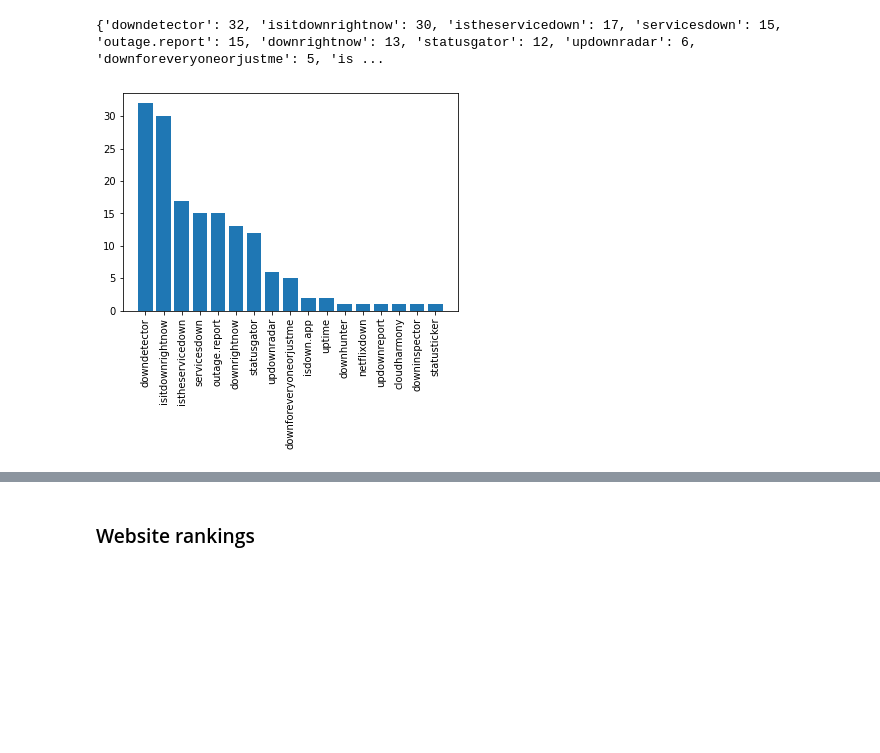
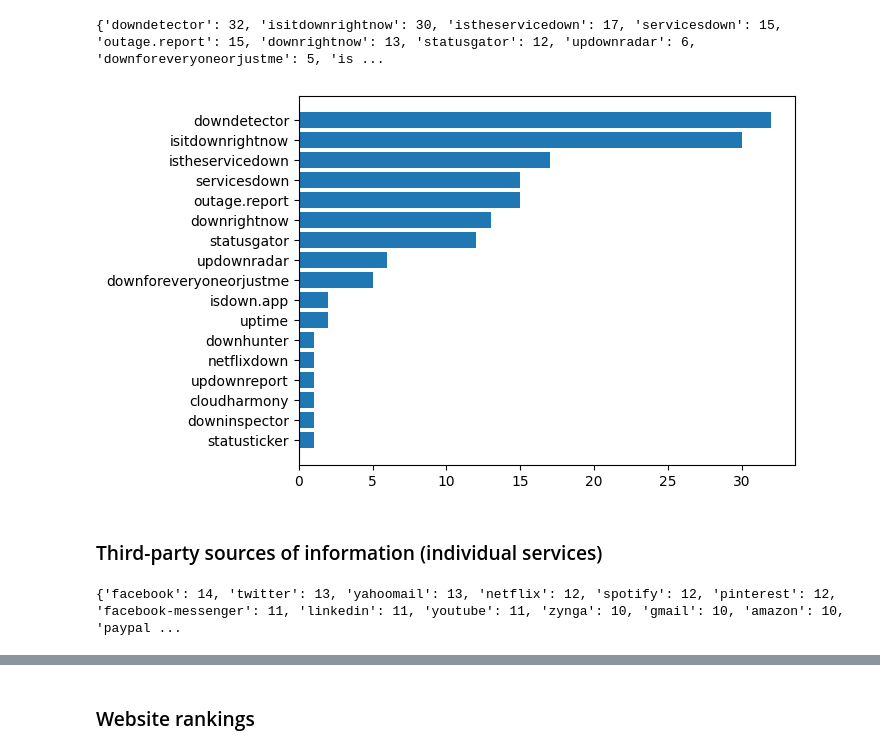
Before and after one commit to shanemin/thesis-msc-cloud-failures, a Jupyter notebook: scripts/viz_sources.ipynb, the cells around one changed output, grey strips where cells are left out. Drawn from its saved outputs; the diff is of its cells as text; code cells hidden in the pictures; blank space fills up the shorter version.

Commit message:
viz: tps for individual sources

```diff
--- a/scripts/viz_sources.ipynb
+++ b/scripts/viz_sources.ipynb
@@ -17,8 +17,9 @@ df.head()
 # %%
-# count occurrences of third party sources
+# count occurrences of third-party sources (tps) for all services
+# Google query (1st page): <SERVICE> service status
 tps_counts = {}
-for row in df['SOURCES']:
-    for tps in row.split(','):
+for sources in df['SOURCES']:
+    for tps in sources.split(','):
         if tps not in tps_counts.keys():
             tps_counts.update({tps : 1})
         else:
@@ -36,8 +37,22 @@ print(tps_counts)
 # %% [output]
 {'downdetector': 32, 'isitdownrightnow': 30, 'istheservicedown': 17, 'servicesdown': 15, 'outage.report': 15, 'downrightnow': 13, 'statusgator': 12, 'updownradar': 6, 'downforeveryoneorjustme': 5, 'is ...
 # %%
-plt.bar(range(len(tps_counts)), list(tps_counts.values()), align='center')
-plt.xticks(range(len(tps_counts)), list(tps_counts.keys()), rotation=90)
+fig, ax = plt.subplots()
+ax.barh(range(len(tps_counts)), list(tps_counts.values()), align='center')
+plt.yticks(range(len(tps_counts)), list(tps_counts.keys()))
+ax.invert_yaxis()
 plt.show()
 # %% [output]
-[figure, old version]
+[figure, new version]
+# %% [markdown]
+### Third-party sources of information (individual services)
+# %%
+# count the number of third-party sources for each service
+tps_per_service = {}
+sources = df['SOURCES'].values
+for num, service in enumerate(df['SERVICE']):
+    tps_per_service.update({service : len(sources[num])})
+tps_per_service = dict(sorted(tps_per_service.items(), key=lambda item: item[1], reverse=True))
+print(tps_per_service)
+# %% [output]
+{'facebook': 14, 'twitter': 13, 'yahoomail': 13, 'netflix': 12, 'spotify': 12, 'pinterest': 12, 'facebook-messenger': 11, 'linkedin': 11, 'youtube': 11, 'zynga': 10, 'gmail': 10, 'amazon': 10, 'paypal ...
```
Also changed, not shown: parts of 7 cells of this notebook, 1 other file.
